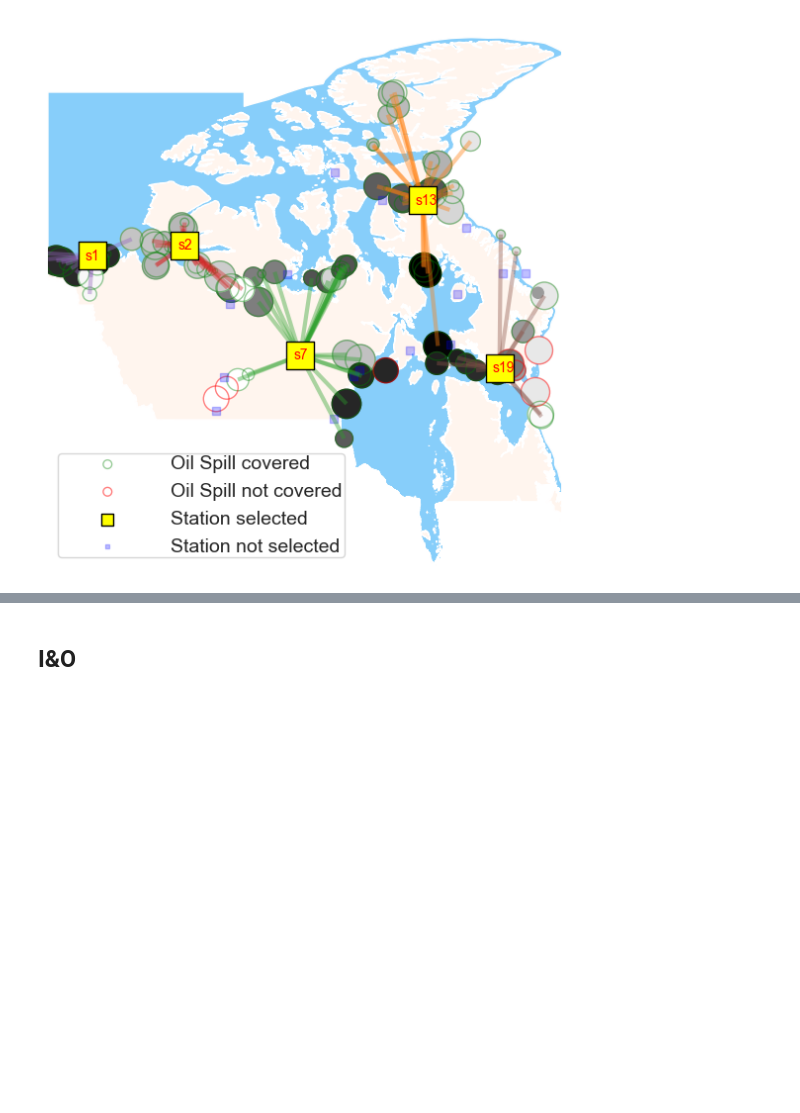
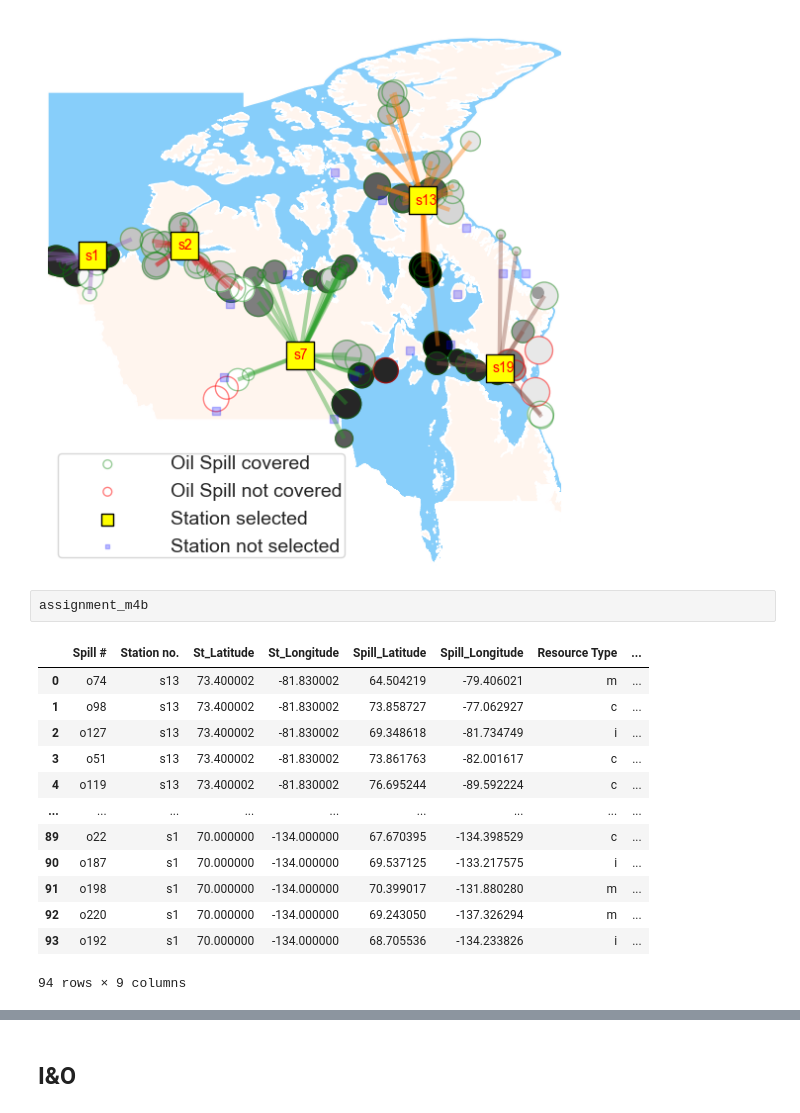
Before and after one commit to tanmoyie/MIP-Python-Lamoscad, a Jupyter notebook: current_vs_proposed_2.ipynb, the cells around one changed output, grey strips where cells are left out. Saved outputs shown, nothing was run; the diff lists cells and outputs as text; blank space fills up the shorter version.

```diff
--- a/current_vs_proposed_2.ipynb
+++ b/current_vs_proposed_2.ipynb
@@ -461,3 +312,19 @@ Mean Response Time: 7.36
 assignment_line_m4b = model_analysis.draw_network_diagram(DistanceMax, NumberStMax_m4b, Sensitivity_R, spill_df_m4b, station_df_m4b, MeanResponseTime_m4b, coverage_percentage_m4b, assignment_m4b, deploy_1s_m4b, select_1s_m4b, current_vs_proposed)
 # %% [output]
 [figure]
+# %%
+assignment_m4b
+# %% [output]
+|  | Spill # | Station no. | St_Latitude | St_Longitude | Spill_Latitude | Spill_Longitude | Resource Type | ... |
+| 0 | o74 | s13 | 73.400002 | -81.830002 | 64.504219 | -79.406021 | m | ... |
+| 1 | o98 | s13 | 73.400002 | -81.830002 | 73.858727 | -77.062927 | c | ... |
+| 2 | o127 | s13 | 73.400002 | -81.830002 | 69.348618 | -81.734749 | i | ... |
+| 3 | o51 | s13 | 73.400002 | -81.830002 | 73.861763 | -82.001617 | c | ... |
+| 4 | o119 | s13 | 73.400002 | -81.830002 | 76.695244 | -89.592224 | c | ... |
+| ... | ... | ... | ... | ... | ... | ... | ... | ... |
+| 89 | o22 | s1 | 70.000000 | -134.000000 | 67.670395 | -134.398529 | c | ... |
+| 90 | o187 | s1 | 70.000000 | -134.000000 | 69.537125 | -133.217575 | i | ... |
+| 91 | o198 | s1 | 70.000000 | -134.000000 | 70.399017 | -131.880280 | m | ... |
+| 92 | o220 | s1 | 70.000000 | -134.000000 | 69.243050 | -137.326294 | m | ... |
+| 93 | o192 | s1 | 70.000000 | -134.000000 | 68.705536 | -134.233826 | i | ... |
+94 rows × 9 columns
```
Also changed, not shown: parts of 27 cells of this notebook, 20 other files.
